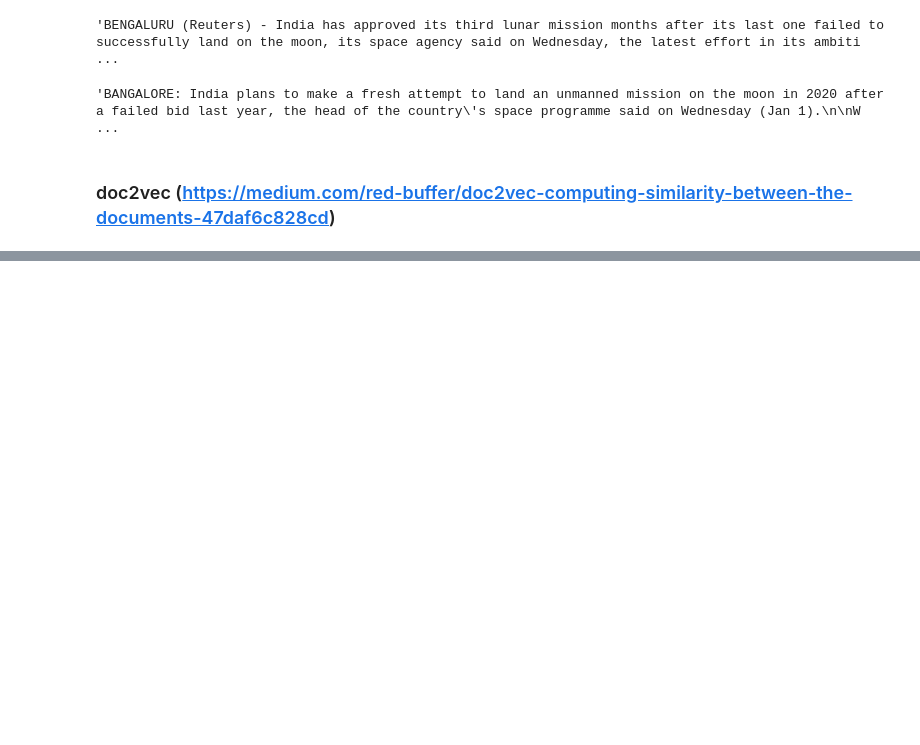
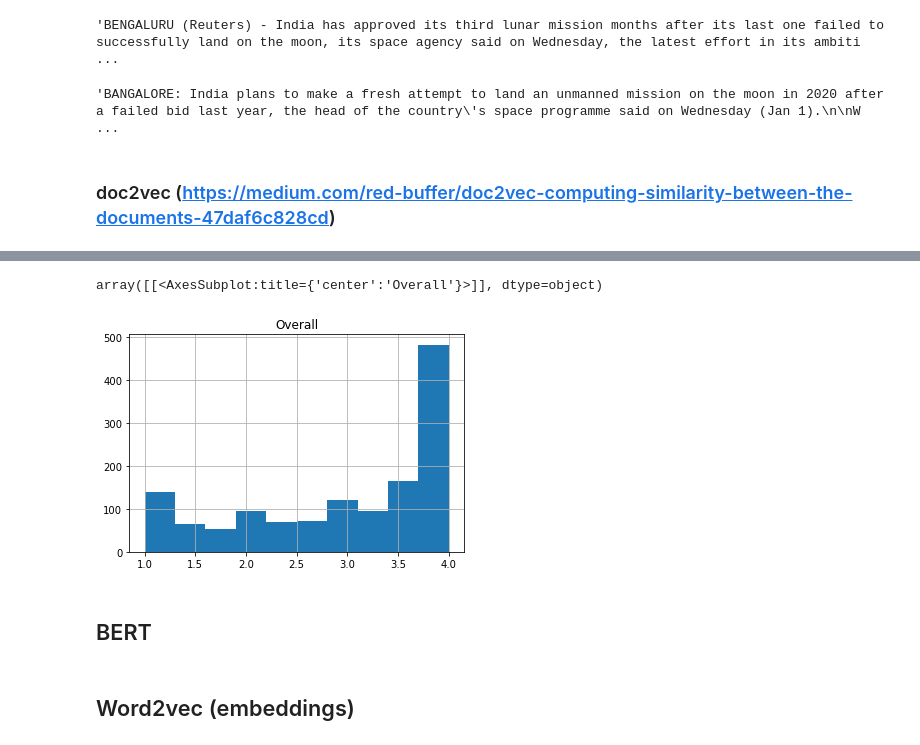
Before and after one commit to mariamaOlive/projeto2-nlp-sidi-residencia, a Jupyter notebook: preprocessing.ipynb, the cells around one changed output, grey strips where cells are left out. Cells and saved outputs as stored; diff of their text form; code cells hidden in the pictures; blank space fills up the shorter version.

```diff
--- a/preprocessing.ipynb
+++ b/preprocessing.ipynb
@@ -367,0 +343,9 @@ IndexError: invalid index to scalar variable.
+# %%
+def doc2vec_cos(doc1, doc2):
+    infer1 = model.infer_vector(doc1)
+    infer2 = model.infer_vector(doc2)
+    #cos_distance = spatial.distance.cosine(infer1, infer2) #pode ser >1
+    cos_similarity = 1-spatial.distance.cosine(infer1, infer2) #de 0 a 1
+    return cos_similarity
+# %%
+dfText['doc2vec'] = dfText.apply(lambda row: doc2vec_cos(row['msg_tokenized1'], row['msg_tokenized2']), axis=1)
@@ -367,0 +392,9 @@ IndexError: invalid index to scalar variable.
+# %%
+dfText.hist('Overall')
+# %% [output]
+array([[<AxesSubplot:title={'center':'Overall'}>]], dtype=object)
+[figure, added]
+# %% [markdown]
+## BERT
+# %% [markdown]
+## Word2vec (embeddings)
```
Also changed, not shown: parts of 15 cells of this notebook, 1 other file.
